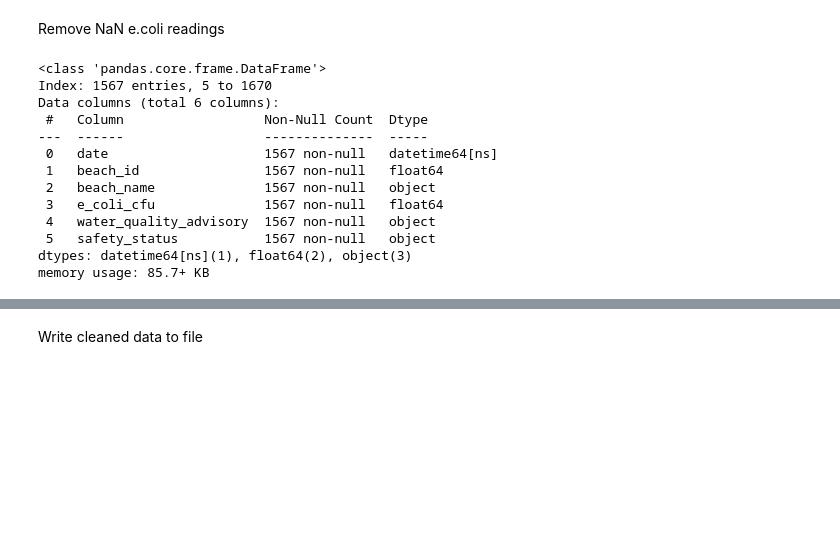
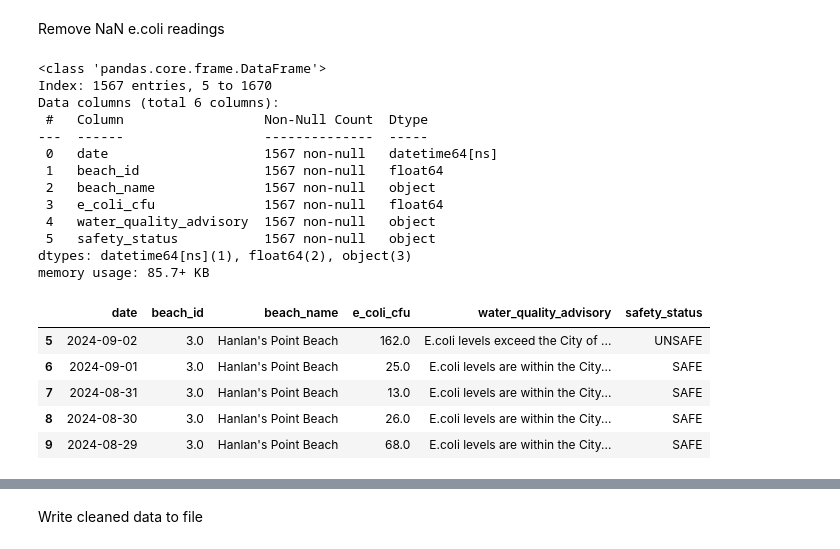
Before and after one commit to M4nd0C4lrissian/water_safety, a Jupyter notebook: notebooks/ecoli_data_cleaning.ipynb, the cells around one changed output, grey strips where cells are left out. Cells and saved outputs as stored; diff of their text form; code cells hidden in the pictures; blank space fills up the shorter version.

```diff
--- a/notebooks/ecoli_data_cleaning.ipynb
+++ b/notebooks/ecoli_data_cleaning.ipynb
@@ -63,17 +65,24 @@ Remove NaN e.coli readings
 beach_clean.dropna(subset=['e_coli_cfu', 'date'], inplace=True)
 # %%
 beach_clean.info()
+beach_clean.head()
 # %% [output]
 <class 'pandas.core.frame.DataFrame'>
 Index: 1567 entries, 5 to 1670
 Data columns (total 6 columns):
  #   Column                  Non-Null Count  Dtype
 ---  ------                  --------------  -----
  0   date                    1567 non-null   datetime64[ns]
  1   beach_id                1567 non-null   float64
  2   beach_name              1567 non-null   object
  3   e_coli_cfu              1567 non-null   float64
  4   water_quality_advisory  1567 non-null   object
  5   safety_status           1567 non-null   object
 dtypes: datetime64[ns](1), float64(2), object(3)
 memory usage: 85.7+ KB
+|  | date | beach_id | beach_name | e_coli_cfu | water_quality_advisory | safety_status |
+| 5 | 2024-09-02 | 3.0 | Hanlan's Point Beach | 162.0 | E.coli levels exceed the City of ... | UNSAFE |
+| 6 | 2024-09-01 | 3.0 | Hanlan's Point Beach | 25.0 | E.coli levels are within the City... | SAFE |
+| 7 | 2024-08-31 | 3.0 | Hanlan's Point Beach | 13.0 | E.coli levels are within the City... | SAFE |
+| 8 | 2024-08-30 | 3.0 | Hanlan's Point Beach | 26.0 | E.coli levels are within the City... | SAFE |
+| 9 | 2024-08-29 | 3.0 | Hanlan's Point Beach | 68.0 | E.coli levels are within the City... | SAFE |
```
Also changed, not shown: parts of 3 cells of this notebook, 3 other files.
